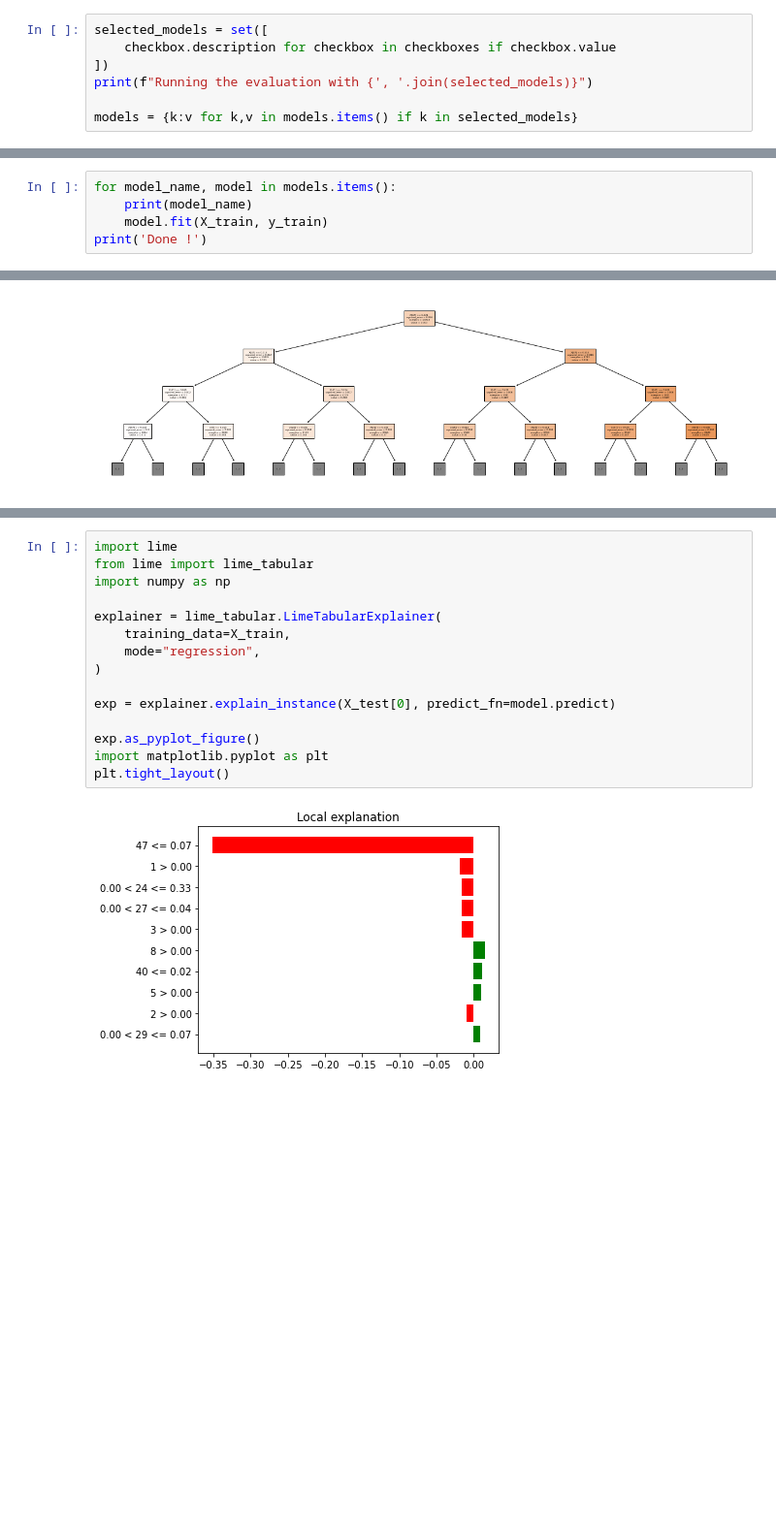
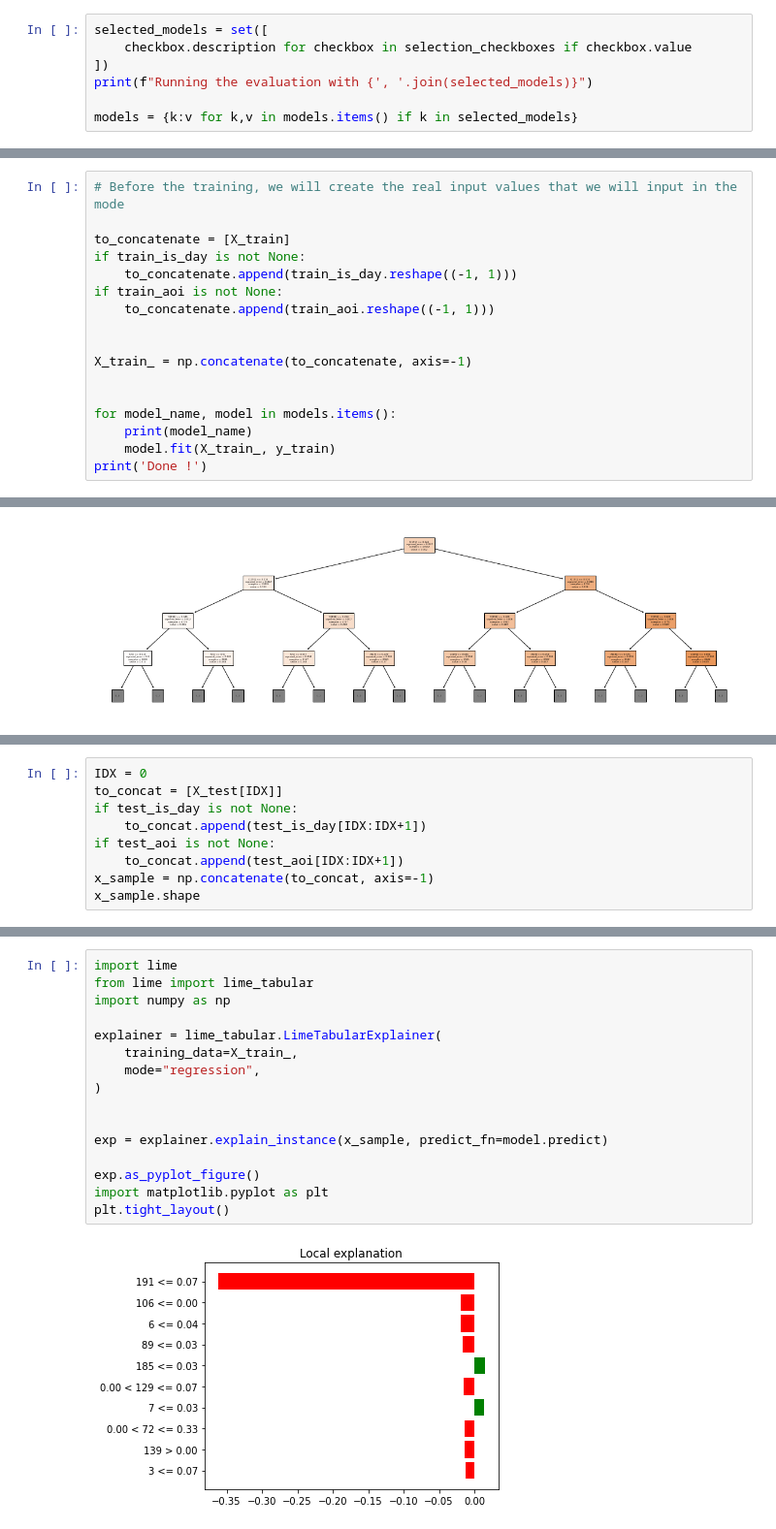
Before and after one commit to marcoboucas/irradiance, a Jupyter notebook: notebooks/train_special.ipynb, the cells around one changed output, grey strips where cells are left out. Shown at 97% size. Drawn from its saved outputs; the diff is of its cells as text; blank space fills up the shorter version.

```diff
--- a/notebooks/train_special.ipynb
+++ b/notebooks/train_special.ipynb
@@ -117,6 +204,6 @@ VBox(children=(Checkbox(value=True, description='LinearRegression'), Checkbox(va
 # %%
 selected_models = set([
-    checkbox.description for checkbox in checkboxes if checkbox.value
+    checkbox.description for checkbox in selection_checkboxes if checkbox.value
 ])
 print(f"Running the evaluation with {', '.join(selected_models)}")
 
@@ -126,5 +212,0 @@ Running the evaluation with DecisionTreeRegressor3, LinearRegression, DecisionTr
-# %%
-for model_name, model in models.items():
-    print(model_name)
-    model.fit(X_train, y_train)
-print('Done !')
@@ -137,0 +213,17 @@ Done !
+# %%
+# Before the training, we will create the real input values that we will input in the mode
+
+to_concatenate = [X_train]
+if train_is_day is not None:
+    to_concatenate.append(train_is_day.reshape((-1, 1)))
+if train_aoi is not None:
+    to_concatenate.append(train_aoi.reshape((-1, 1)))
+
+
+X_train_ = np.concatenate(to_concatenate, axis=-1)
+
+
+for model_name, model in models.items():
+    print(model_name)
+    model.fit(X_train_, y_train)
+print('Done !')
@@ -252,0 +393,9 @@ plt.show()
+# %%
+IDX = 0
+to_concat = [X_test[IDX]]
+if test_is_day is not None:
+    to_concat.append(test_is_day[IDX:IDX+1])
+if test_aoi is not None:
+    to_concat.append(test_aoi[IDX:IDX+1])
+x_sample = np.concatenate(to_concat, axis=-1)
+x_sample.shape
@@ -253,19 +404,20 @@ plt.show()
 # %%
 import lime
 from lime import lime_tabular
 import numpy as np
 
 explainer = lime_tabular.LimeTabularExplainer(
-    training_data=X_train,
+    training_data=X_train_,
     mode="regression",
 )
 
-exp = explainer.explain_instance(X_test[0], predict_fn=model.predict)
+
+exp = explainer.explain_instance(x_sample, predict_fn=model.predict)
 
 exp.as_pyplot_figure()
 import matplotlib.pyplot as plt
 plt.tight_layout()
 # %% [output]
-[figure, old version]
+[figure, new version]
 # %%
 import shap
```
Also changed, not shown: parts of 32 cells of this notebook, 3 other files.
